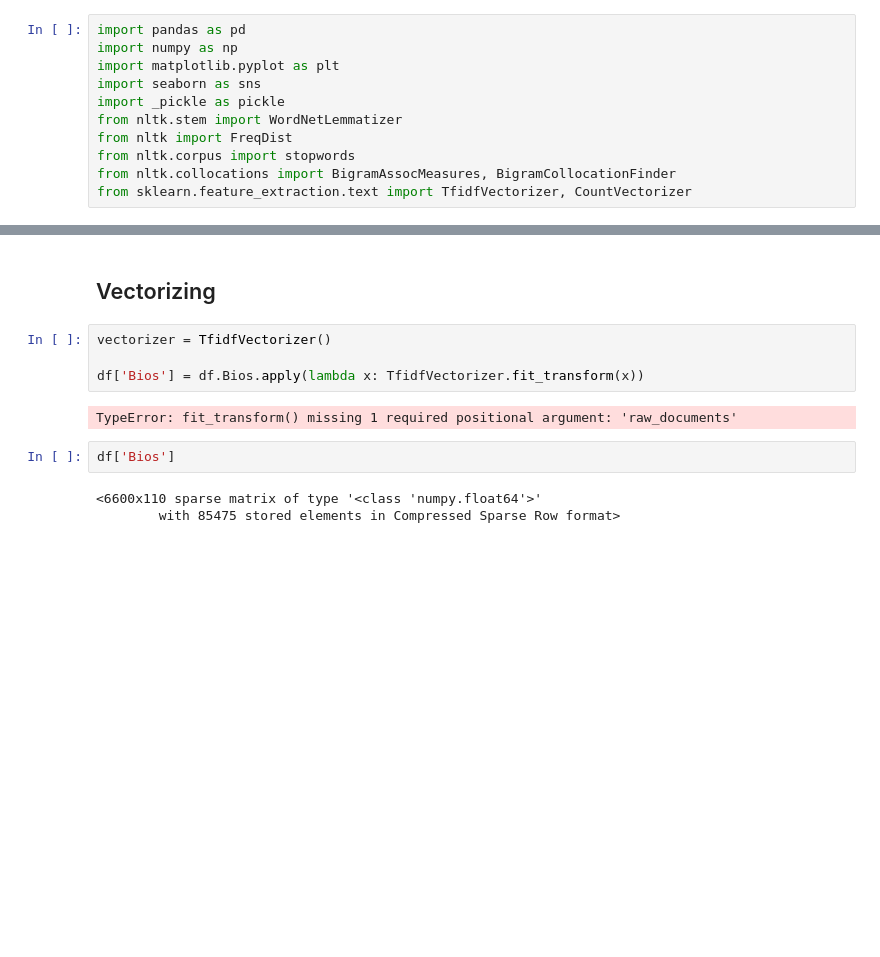
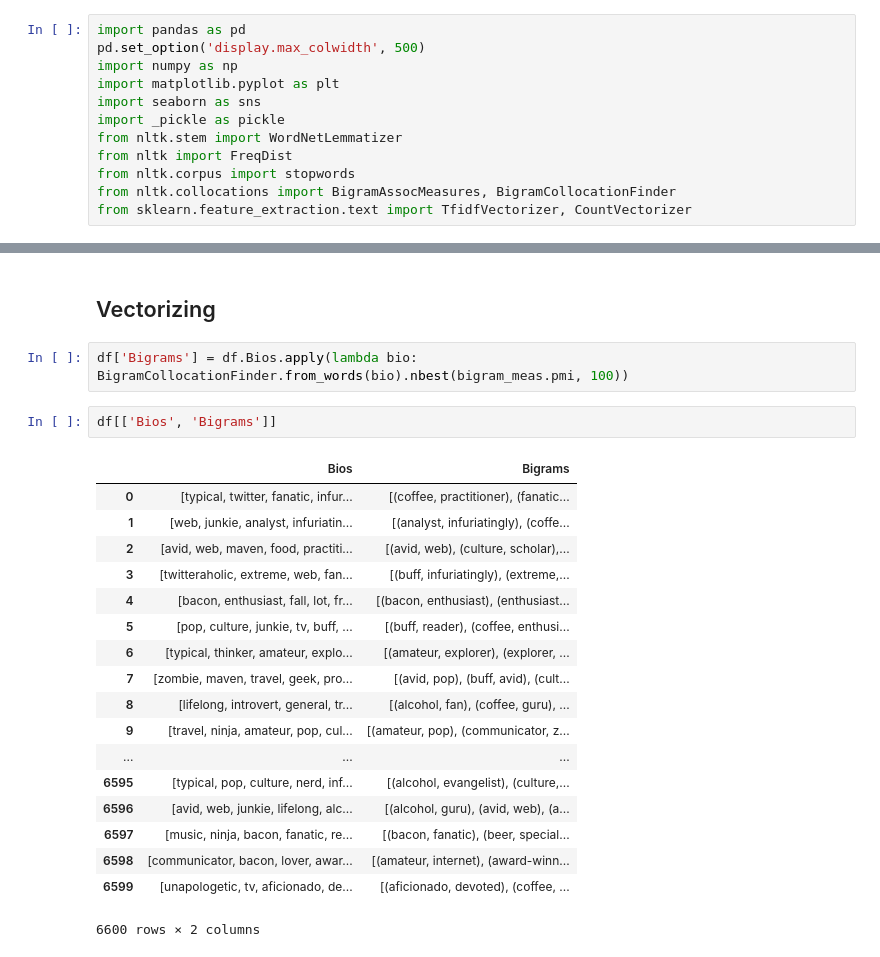
Before and after one commit to marcosan93/AI-Matchmaker, a Jupyter notebook: Cleaning-Bios.ipynb, the cells around one changed output, grey strips where cells are left out. Drawn from its saved outputs; the diff is of its cells as text; blank space fills up the shorter version.

Commit message:
modified bigrams

```diff
--- a/Cleaning-Bios.ipynb
+++ b/Cleaning-Bios.ipynb
@@ -5,6 +5,7 @@ Vectorizing the bios
 ### Importing Libraries
 # %%
 import pandas as pd
+pd.set_option('display.max_colwidth', 500)
 import numpy as np
 import matplotlib.pyplot as plt
 import seaborn as sns
@@ -159,14 +160,26 @@ bio_pmi
  ...]
 # %% [markdown]
 ## Vectorizing
-# %%
-vectorizer = TfidfVectorizer()
-
-df['Bios'] = df.Bios.apply(lambda x: TfidfVectorizer.fit_transform(x))
-# %% [output]
-TypeError: fit_transform() missing 1 required positional argument: 'raw_documents'
+# %%
+df['Bigrams'] = df.Bios.apply(lambda bio: BigramCollocationFinder.from_words(bio).nbest(bigram_meas.pmi, 100))
 # %%
-df['Bios']
+df[['Bios', 'Bigrams']]
 # %% [output]
+|  | Bios | Bigrams |
+| 0 | [typical, twitter, fanatic, infur... | [(coffee, practitioner), (fanatic... |
+| 1 | [web, junkie, analyst, infuriatin... | [(analyst, infuriatingly), (coffe... |
+| 2 | [avid, web, maven, food, practiti... | [(avid, web), (culture, scholar),... |
+| 3 | [twitteraholic, extreme, web, fan... | [(buff, infuriatingly), (extreme,... |
+| 4 | [bacon, enthusiast, fall, lot, fr... | [(bacon, enthusiast), (enthusiast... |
+| 5 | [pop, culture, junkie, tv, buff, ... | [(buff, reader), (coffee, enthusi... |
+| 6 | [typical, thinker, amateur, explo... | [(amateur, explorer), (explorer, ... |
+| 7 | [zombie, maven, travel, geek, pro... | [(avid, pop), (buff, avid), (cult... |
+| 8 | [lifelong, introvert, general, tr... | [(alcohol, fan), (coffee, guru), ... |
+| 9 | [travel, ninja, amateur, pop, cul... | [(amateur, pop), (communicator, z... |
+| ... | ... | ... |
+| 6595 | [typical, pop, culture, nerd, inf... | [(alcohol, evangelist), (culture,... |
+| 6596 | [avid, web, junkie, lifelong, alc... | [(alcohol, guru), (avid, web), (a... |
+| 6597 | [music, ninja, bacon, fanatic, re... | [(bacon, fanatic), (beer, special... |
+| 6598 | [communicator, bacon, lover, awar... | [(amateur, internet), (award-winn... |
+| 6599 | [unapologetic, tv, aficionado, de... | [(aficionado, devoted), (coffee, ... |
-<6600x110 sparse matrix of type '<class 'numpy.float64'>'
-        with 85475 stored elements in Compressed Sparse Row format>
+6600 rows × 2 columns
```
